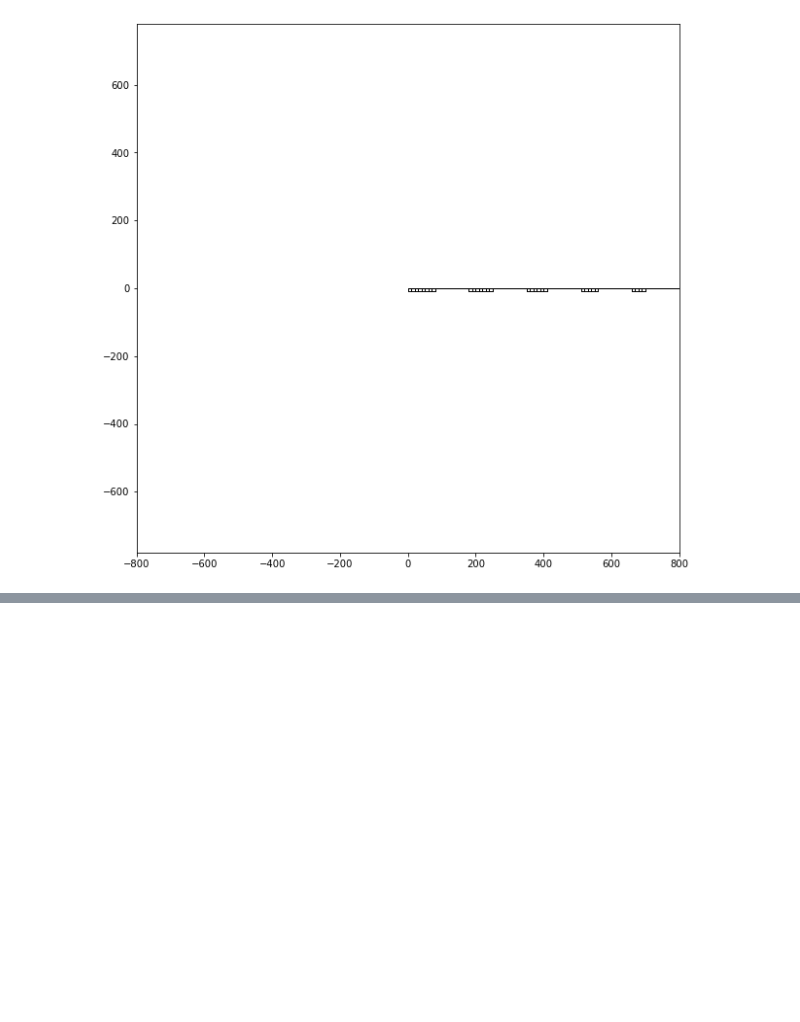
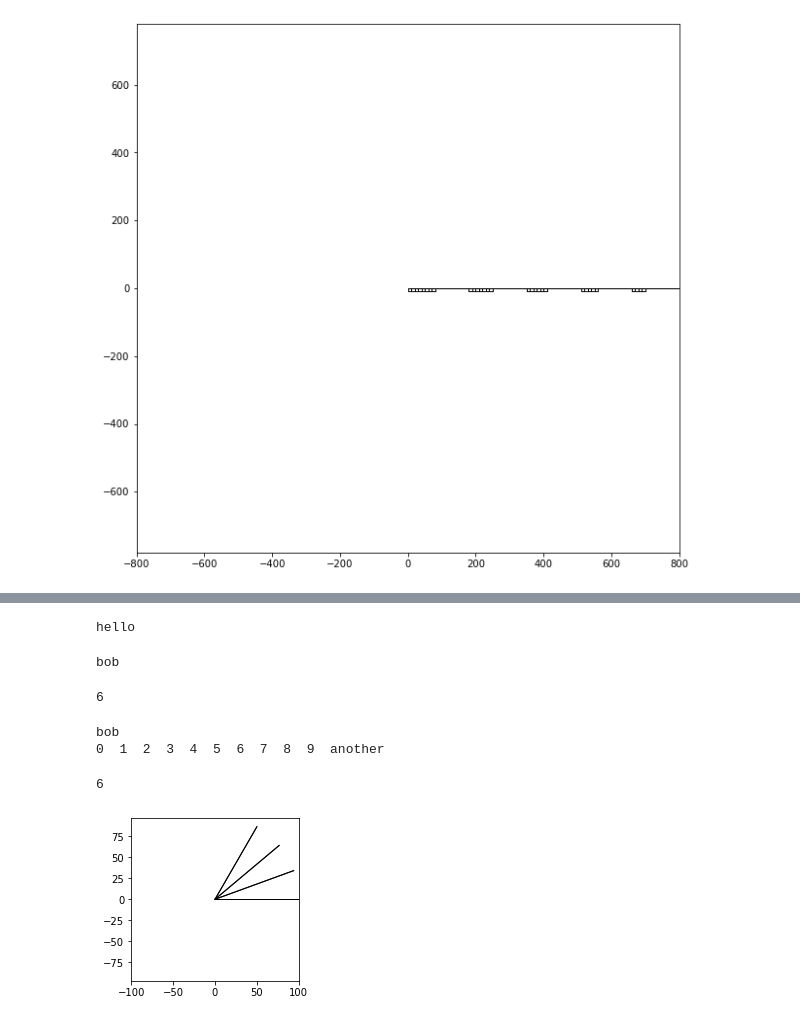
Before and after one commit to bblais/AI-and-Robotics-Fall-2022-Class-Notebooks, a Jupyter notebook: Sprint #1 - Programming and Games/2022-09-19 - Class.ipynb, the cells around one changed output, grey strips where cells are left out. Drawn from its saved outputs; the diff is of its cells as text; code cells hidden in the pictures; blank space fills up the shorter version.

```diff
--- a/Sprint #1 - Programming and Games/2022-09-19 - Class.ipynb
+++ b/Sprint #1 - Programming and Games/2022-09-19 - Class.ipynb
@@ -67,0 +87,15 @@ for i in [8,7,6,5,4]:
+# %%
+c=6
+def myfunction():
+    a=5
+    print("bob")
+
+    return 6
+print("hello")
+# %% [output]
+hello
+# %%
+myfunction()
+# %% [output]
+bob
+6
@@ -67,0 +111,22 @@ for i in [8,7,6,5,4]:
+# %%
+myfunction()
+# %% [output]
+bob
+0  1  2  3  4  5  6  7  8  9  another
+6
+# %%
+reset()
+forward(100)
+backward(100)
+left(20)
+forward(100)
+backward(100)
+left(20)
+forward(100)
+backward(100)
+left(20)
+forward(100)
+backward(100)
+left(20)
+# %% [output]
+[figure, added]
```
Also changed, not shown: parts of 4 cells of this notebook, 4 other files.
